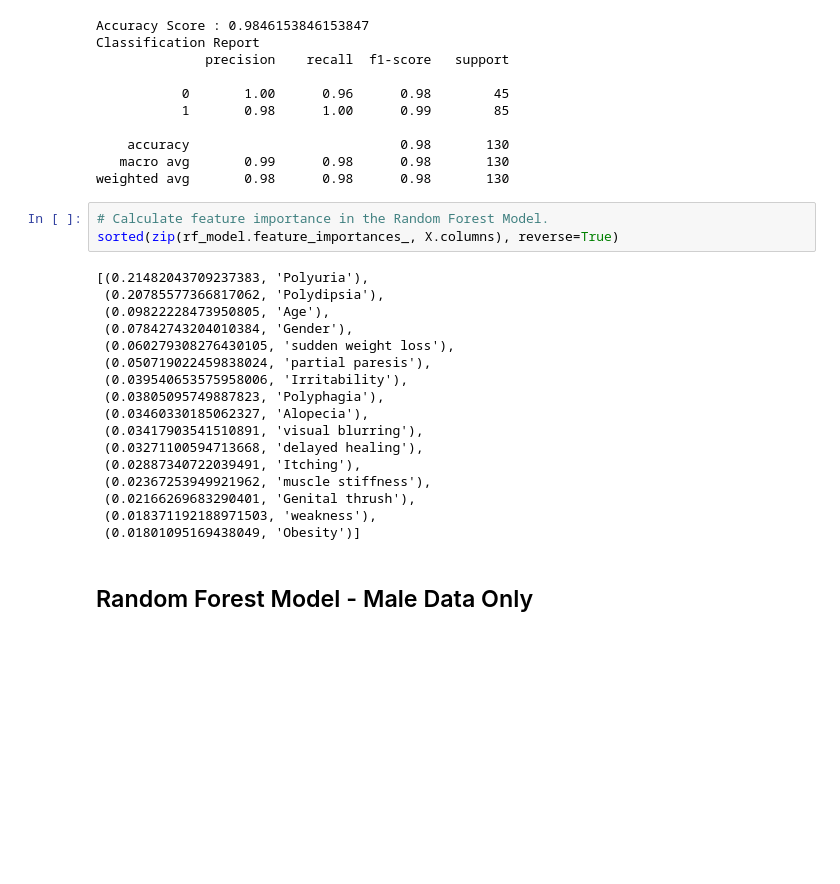
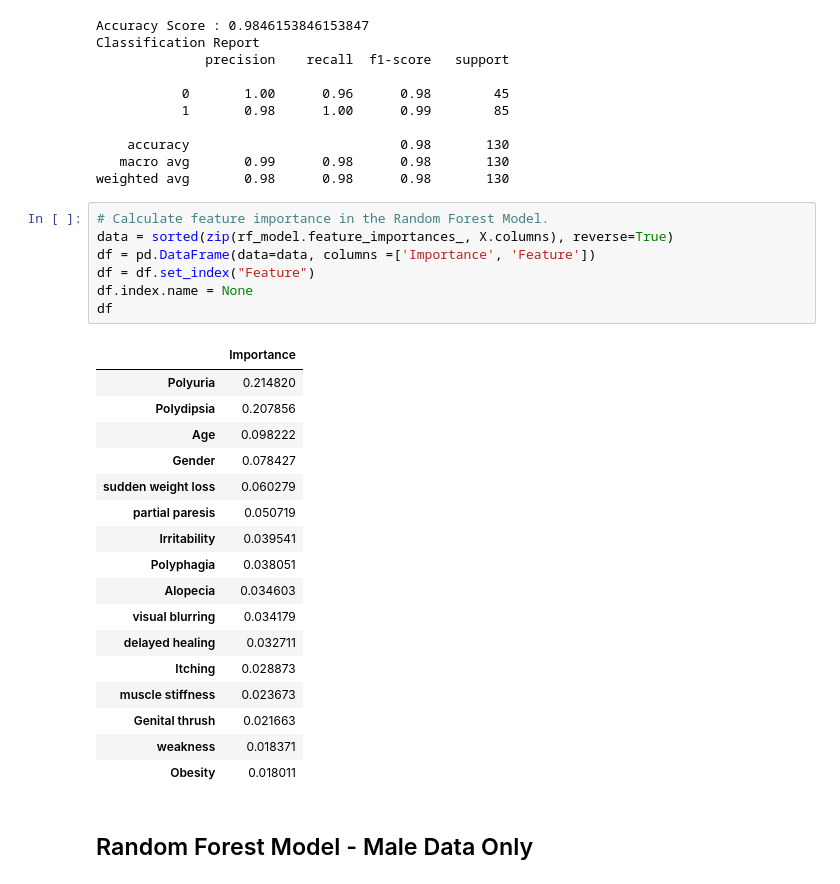
Before and after one commit to asadca4u/Final_Project_Group_Five, a Jupyter notebook: Models/Random_Forest.ipynb, the cells around one changed output. Cells and saved outputs as stored; diff of their text form; blank space fills up the shorter version.

Commit message:
Completed All Models

```diff
--- a/Models/Random_Forest.ipynb
+++ b/Models/Random_Forest.ipynb
@@ -143,24 +143,29 @@ Classification Report
 weighted avg       0.98      0.98      0.98       130
 # %%
 # Calculate feature importance in the Random Forest Model.
-sorted(zip(rf_model.feature_importances_, X.columns), reverse=True)
+data = sorted(zip(rf_model.feature_importances_, X.columns), reverse=True)
+df = pd.DataFrame(data=data, columns =['Importance', 'Feature'])
+df = df.set_index("Feature")
+df.index.name = None
+df
 # %% [output]
-[(0.21482043709237383, 'Polyuria'),
- (0.20785577366817062, 'Polydipsia'),
- (0.09822228473950805, 'Age'),
- (0.07842743204010384, 'Gender'),
- (0.060279308276430105, 'sudden weight loss'),
- (0.050719022459838024, 'partial paresis'),
- (0.039540653575958006, 'Irritability'),
- (0.03805095749887823, 'Polyphagia'),
- (0.03460330185062327, 'Alopecia'),
- (0.03417903541510891, 'visual blurring'),
- (0.03271100594713668, 'delayed healing'),
- (0.02887340722039491, 'Itching'),
- (0.02367253949921962, 'muscle stiffness'),
- (0.02166269683290401, 'Genital thrush'),
- (0.018371192188971503, 'weakness'),
- (0.01801095169438049, 'Obesity')]
+|  | Importance |
+| Polyuria | 0.214820 |
+| Polydipsia | 0.207856 |
+| Age | 0.098222 |
+| Gender | 0.078427 |
+| sudden weight loss | 0.060279 |
+| partial paresis | 0.050719 |
+| Irritability | 0.039541 |
+| Polyphagia | 0.038051 |
+| Alopecia | 0.034603 |
+| visual blurring | 0.034179 |
+| delayed healing | 0.032711 |
+| Itching | 0.028873 |
+| muscle stiffness | 0.023673 |
+| Genital thrush | 0.021663 |
+| weakness | 0.018371 |
+| Obesity | 0.018011 |
 # %% [markdown]
 ## Random Forest Model - Male Data Only
 # %%
```
Also changed, not shown: parts of 5 cells of this notebook, 2 other files.
